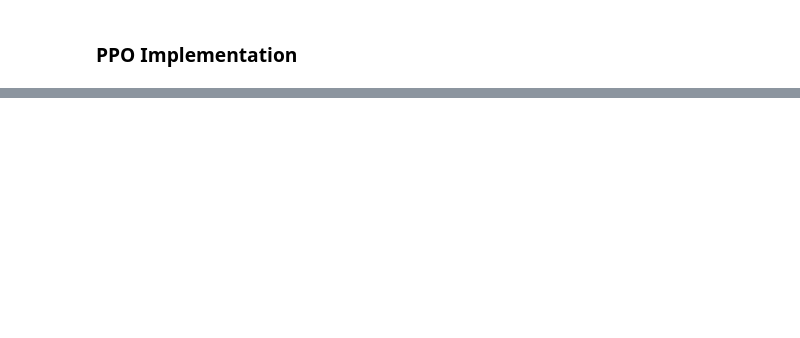
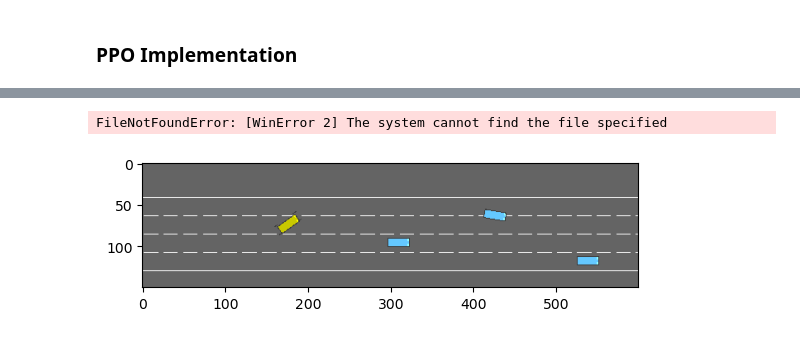
Before and after one commit to louislhotte/highway-RL-cs-2025, a Jupyter notebook: task_2.ipynb, the cells around one changed output, grey strips where cells are left out. Cells and saved outputs as stored; diff of their text form; code cells hidden in the pictures; blank space fills up the shorter version.

```diff
--- a/task_2.ipynb
+++ b/task_2.ipynb
@@ -189,6 +186,7 @@ class PPO:
             loss_actor = -torch.min(surr1, surr2).mean() + 0.01 * dist_entropy.mean()
 
             # Value loss
+            state_values = state_values.squeeze(-1)  # Ensure shape matches reward
             loss_critic = self.MseLoss(state_values, rewards)
 
             # Take gradient step
@@ -315,3 +366,13 @@ ppo_agent.load("models/task_2_ppo_highway.pth")
+# %%
+# #Loading
+
+# ppo_agent.load("models/task_2_ppo_highway.pth")
+
+checkpoint = torch.load('models_task_2/ddpg_highway_model_1.pth')
+agent.actor.load_state_dict(checkpoint['actor_state_dict'])
+agent.critic.load_state_dict(checkpoint['critic_state_dict'])
+agent.actor_optimizer.load_state_dict(checkpoint['actor_optimizer_state_dict'])
+agent.critic_optimizer.load_state_dict(checkpoint['critic_optimizer_state_dict'])
 # %%
 # Test the trained agent
 def test_agent(env, agent, num_episodes=5):
@@ -349,4 +424,6 @@ Success Rate: 100.00%
 # %%
+start = time.time()
+frames = []
 
 while True:
   state, _ = env.reset()
@@ -354,9 +431,15 @@ while True:
   episode_reward = 0
 
   while True:
-      action = ppo_agent.select_action(state)
+      # action = ppo_agent.select_action(state)
+      action = agent.act(state, noise=0.1)
       next_state, reward, terminated, truncated, info = env.step(action)
       done = terminated or truncated or (not info["rewards"]["on_road_reward"])
+      frame = env.render()
+      frames.append(frame)
+      time_elapsed = time.time() - start
+      if time_elapsed > 30:
+         done = True
 
       if done:
          break
@@ -367,0 +464,21 @@ AttributeError: 'NoneType' object has no attribute 'get_image'
+# %%
+import matplotlib.pyplot as plt
+from matplotlib import animation
+from matplotlib.animation import FFMpegWriter
+
+# Create animation
+fig = plt.figure()
+img = plt.imshow(frames[0])
+
+def animate(i):
+    img.set_data(frames[i])
+    return [img]
+
+ani = animation.FuncAnimation(fig, animate, frames=len(frames), interval=50, blit=True)
+
+# Save with ffmpeg writer explicitly
+writer = FFMpegWriter(fps=20, metadata=dict(artist='Me'), bitrate=1800)
+ani.save("./highway_ddpg_simulation.mp4", writer=writer)
+# %% [output]
+FileNotFoundError: [WinError 2] The system cannot find the file specified
+[figure, added]
```
Also changed, not shown: parts of 17 cells of this notebook, 19 other files.
